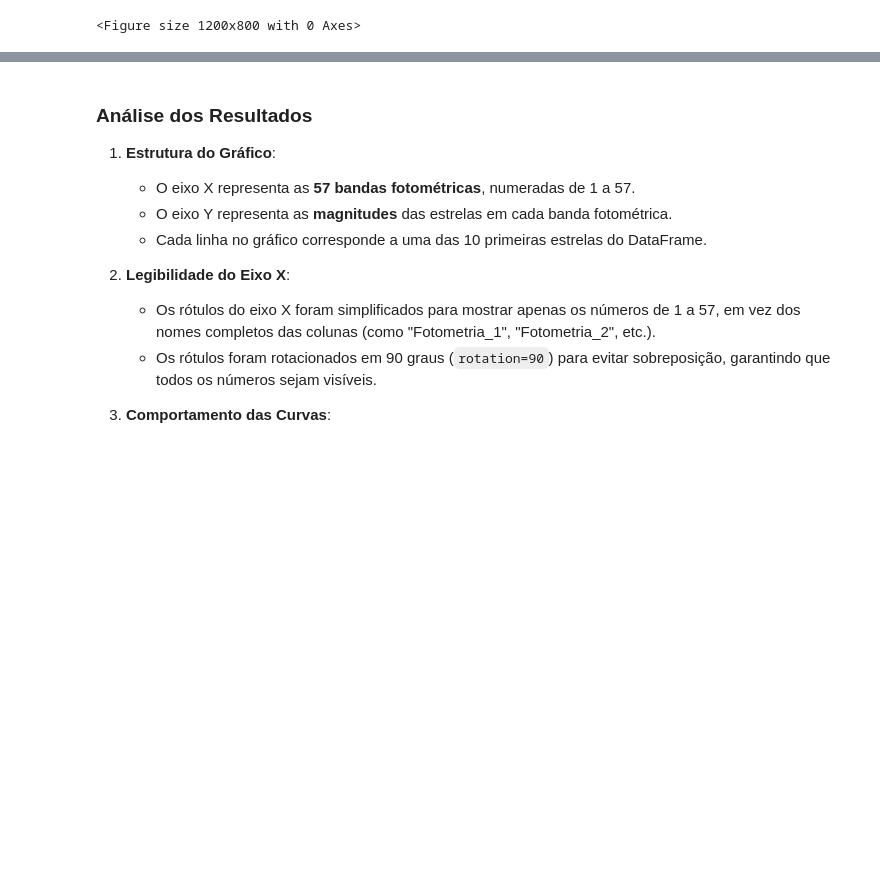
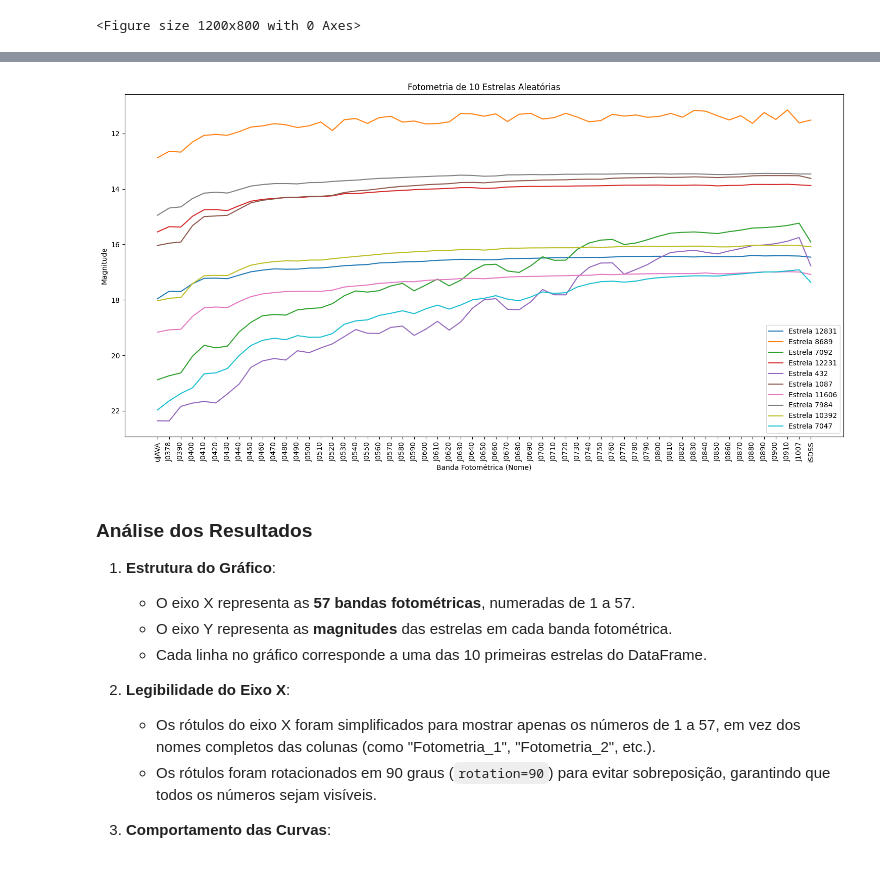
Before and after one commit to HenryLimaa/JPasEDR-Gaia, a Jupyter notebook: Fotometria_Estrelas_Analise.ipynb, the cells around one changed output, grey strips where cells are left out. Saved outputs shown, nothing was run; the diff lists cells and outputs as text; code cells hidden in the pictures; blank space fills up the shorter version.

```diff
--- a/Fotometria_Estrelas_Analise.ipynb
+++ b/Fotometria_Estrelas_Analise.ipynb
@@ -111,3 +125,39 @@ plt.show()
+# %%
+# Carregar o arquivo CSV
+df_filters = pd.read_csv('/content/804024.csv')
+
+# Extrair os nomes das bandas fotométricas
+filter_names = df_filters['name'].tolist()
+
+# Supondo que df seja o DataFrame que contém as magnitudes das estrelas
+# e que as colunas de fotometria sejam nomeadas como 'Fotometria_1', 'Fotometria_2', ..., 'Fotometria_57'
+columns_fotometria = [f'Fotometria_{i+1}' for i in range(57)]
+
+# Selecionar 10 estrelas aleatórias
+random_stars = df.sample(n=10, random_state=42)  # random_state para reprodutibilidade
+
+# Criar a figura
+plt.figure(figsize=(15, 8))
+
+# Plotar as 10 estrelas aleatórias
+for i, row in random_stars.iterrows():
+    plt.plot(filter_names, row[columns_fotometria], label=f'Estrela {i+1}')
+
+# Configurações do eixo X
+plt.xlabel('Banda Fotométrica (Nome)')
+plt.ylabel('Magnitude')
+plt.title('Fotometria de 10 Estrelas Aleatórias')
+plt.xticks(rotation=90)  # Rotaciona os rótulos do eixo X para melhor visualização
+
+# Invertendo o eixo Y para valores decrescentes
+plt.gca().invert_yaxis()
+
+# Adicionando a legenda e ajustando o layout
+plt.legend()
+plt.tight_layout()  # Ajusta o layout para evitar sobreposição
+plt.show()
+# %% [output]
+[figure, added]
 # %% [markdown]
 ### Análise dos Resultados
 
```
Also changed, not shown: parts of 3 cells of this notebook.
